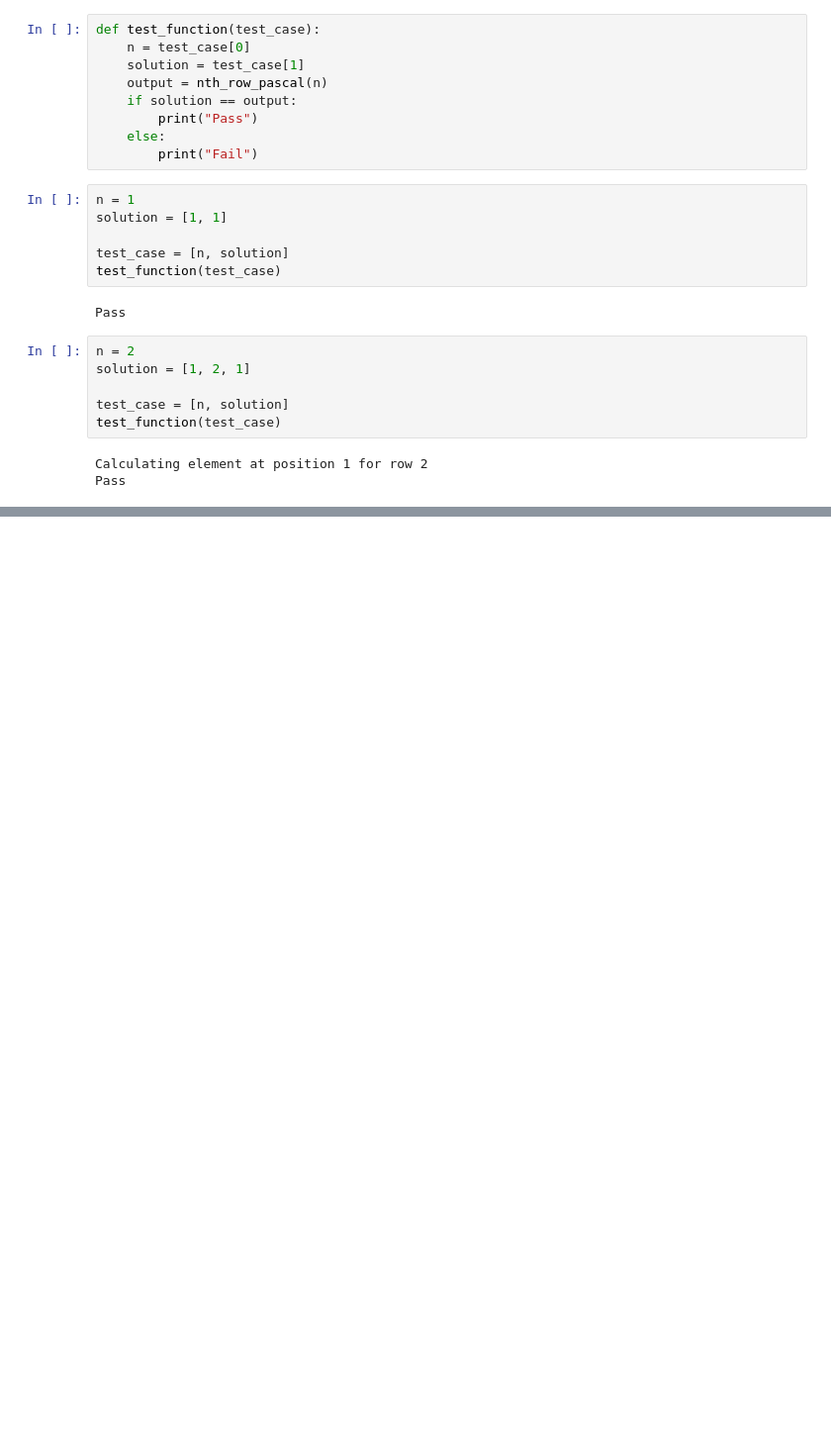
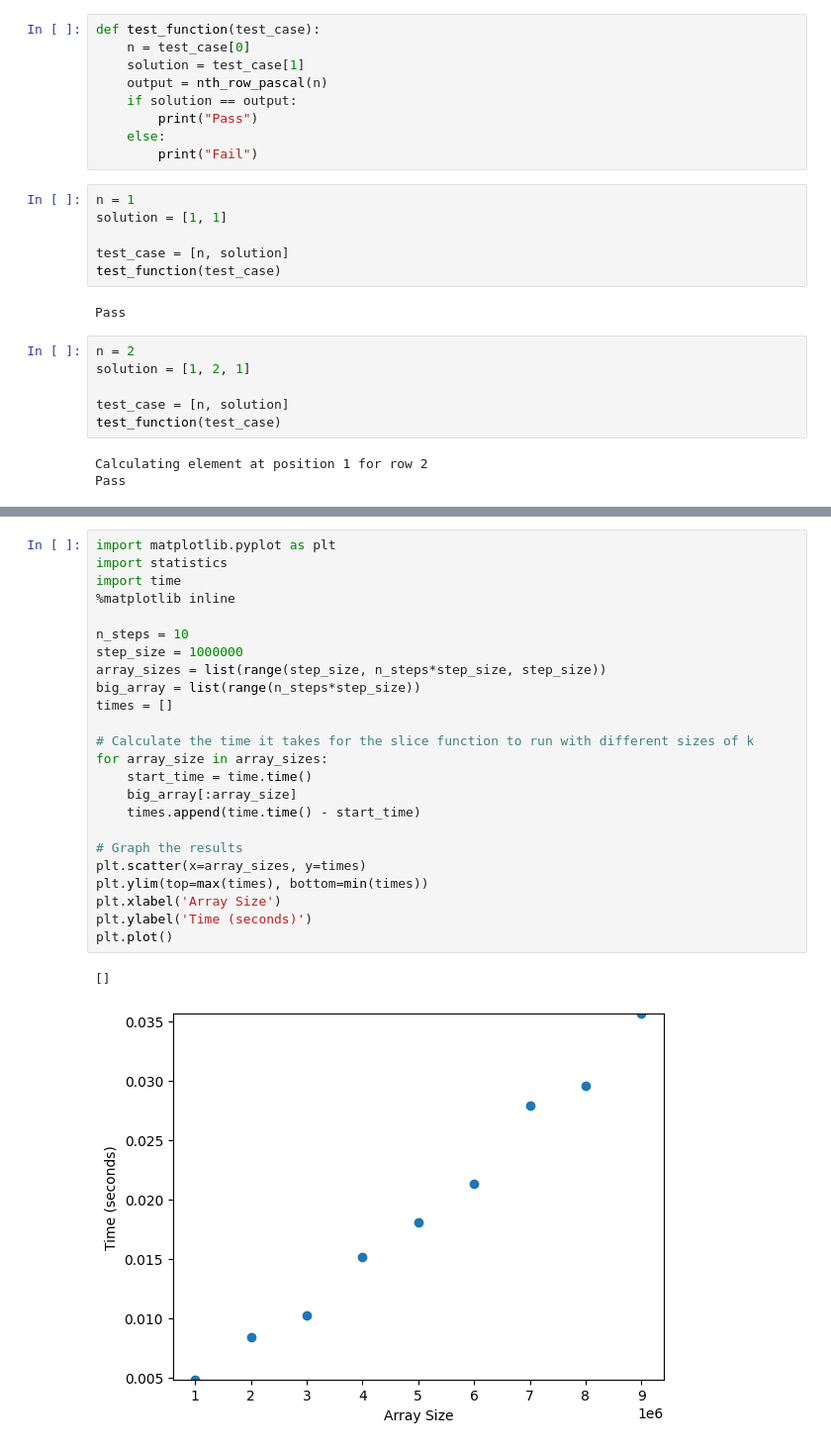
Before and after one commit to ligenchang/algorithm, a Jupyter notebook: arrays.ipynb, the cells around one changed output, grey strips where cells are left out. Shown at 99% size. Drawn from its saved outputs; the diff is of its cells as text; blank space fills up the shorter version.

```diff
--- a/arrays.ipynb
+++ b/arrays.ipynb
@@ -800,0 +1363,27 @@ Pass
+# %%
+import matplotlib.pyplot as plt
+import statistics
+import time
+%matplotlib inline
+
+n_steps = 10
+step_size = 1000000
+array_sizes = list(range(step_size, n_steps*step_size, step_size))
+big_array = list(range(n_steps*step_size))
+times = []
+
+# Calculate the time it takes for the slice function to run with different sizes of k
+for array_size in array_sizes:
+    start_time = time.time()
+    big_array[:array_size]
+    times.append(time.time() - start_time)
+
+# Graph the results
+plt.scatter(x=array_sizes, y=times)
+plt.ylim(top=max(times), bottom=min(times))
+plt.xlabel('Array Size')
+plt.ylabel('Time (seconds)')
+plt.plot()
+# %% [output]
+[]
+[figure, added]
```
Also changed, not shown: parts of 63 cells of this notebook.
